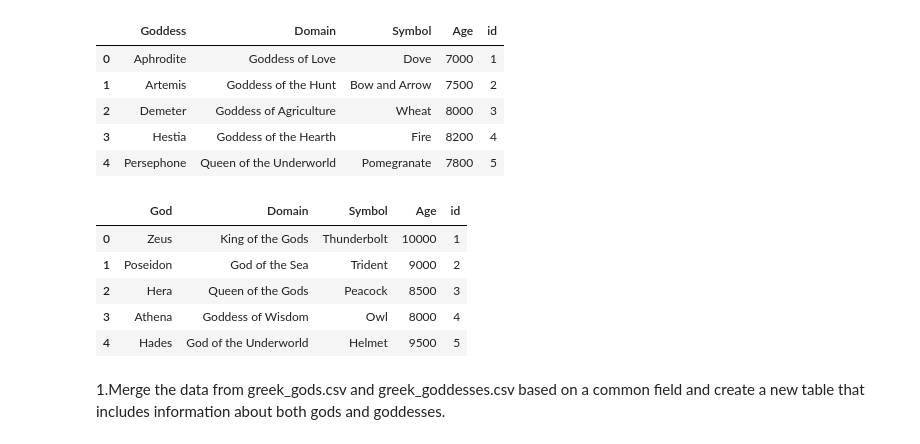
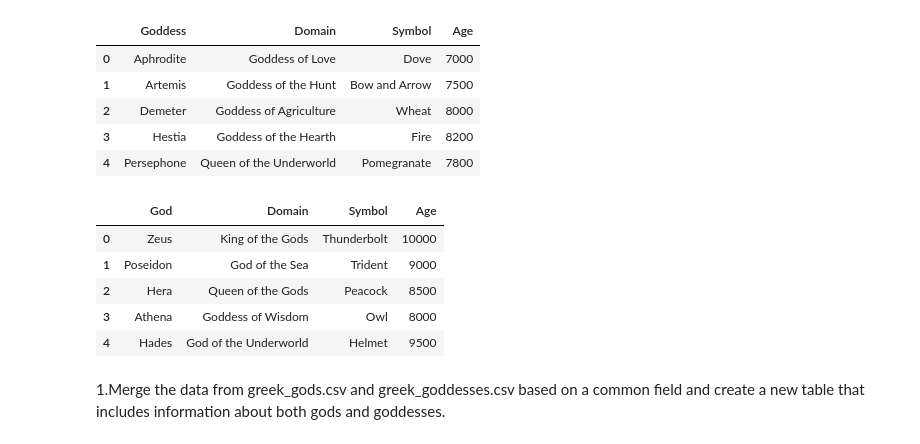
Before and after one commit to aditya-kasera/data-engineering, a Jupyter notebook: Assignments/Python Assignment - Use Case/greek_gods_exam.ipynb, the cells around one changed output. Saved outputs shown, nothing was run; the diff lists cells and outputs as text; code cells hidden in the pictures.

```diff
--- a/Assignments/Python Assignment - Use Case/greek_gods_exam.ipynb
+++ b/Assignments/Python Assignment - Use Case/greek_gods_exam.ipynb
@@ -2,26 +2,24 @@
 import pandas as pd
 # %%
 goddess = pd.read_csv('greek_goddesses.csv')
-goddess['id'] = [1,2,3,4,5]
 goddess
 # %% [output]
-|  | Goddess | Domain | Symbol | Age | id |
-| 0 | Aphrodite | Goddess of Love | Dove | 7000 | 1 |
-| 1 | Artemis | Goddess of the Hunt | Bow and Arrow | 7500 | 2 |
-| 2 | Demeter | Goddess of Agriculture | Wheat | 8000 | 3 |
-| 3 | Hestia | Goddess of the Hearth | Fire | 8200 | 4 |
-| 4 | Persephone | Queen of the Underworld | Pomegranate | 7800 | 5 |
+|  | Goddess | Domain | Symbol | Age |
+| 0 | Aphrodite | Goddess of Love | Dove | 7000 |
+| 1 | Artemis | Goddess of the Hunt | Bow and Arrow | 7500 |
+| 2 | Demeter | Goddess of Agriculture | Wheat | 8000 |
+| 3 | Hestia | Goddess of the Hearth | Fire | 8200 |
+| 4 | Persephone | Queen of the Underworld | Pomegranate | 7800 |
 # %%
 god = pd.read_csv('greek_gods.csv')
-god['id'] = [1,2,3,4,5]
 god
 # %% [output]
-|  | God | Domain | Symbol | Age | id |
-| 0 | Zeus | King of the Gods | Thunderbolt | 10000 | 1 |
-| 1 | Poseidon | God of the Sea | Trident | 9000 | 2 |
-| 2 | Hera | Queen of the Gods | Peacock | 8500 | 3 |
-| 3 | Athena | Goddess of Wisdom | Owl | 8000 | 4 |
-| 4 | Hades | God of the Underworld | Helmet | 9500 | 5 |
+|  | God | Domain | Symbol | Age |
+| 0 | Zeus | King of the Gods | Thunderbolt | 10000 |
+| 1 | Poseidon | God of the Sea | Trident | 9000 |
+| 2 | Hera | Queen of the Gods | Peacock | 8500 |
+| 3 | Athena | Goddess of Wisdom | Owl | 8000 |
+| 4 | Hades | God of the Underworld | Helmet | 9500 |
 # %% [markdown]
 1.Merge the data from greek_gods.csv and greek_goddesses.csv based on a common field and create a new table that includes information about both gods and goddesses.
 # %%
```
Also changed, not shown: parts of 8 cells of this notebook, 2 other files.
